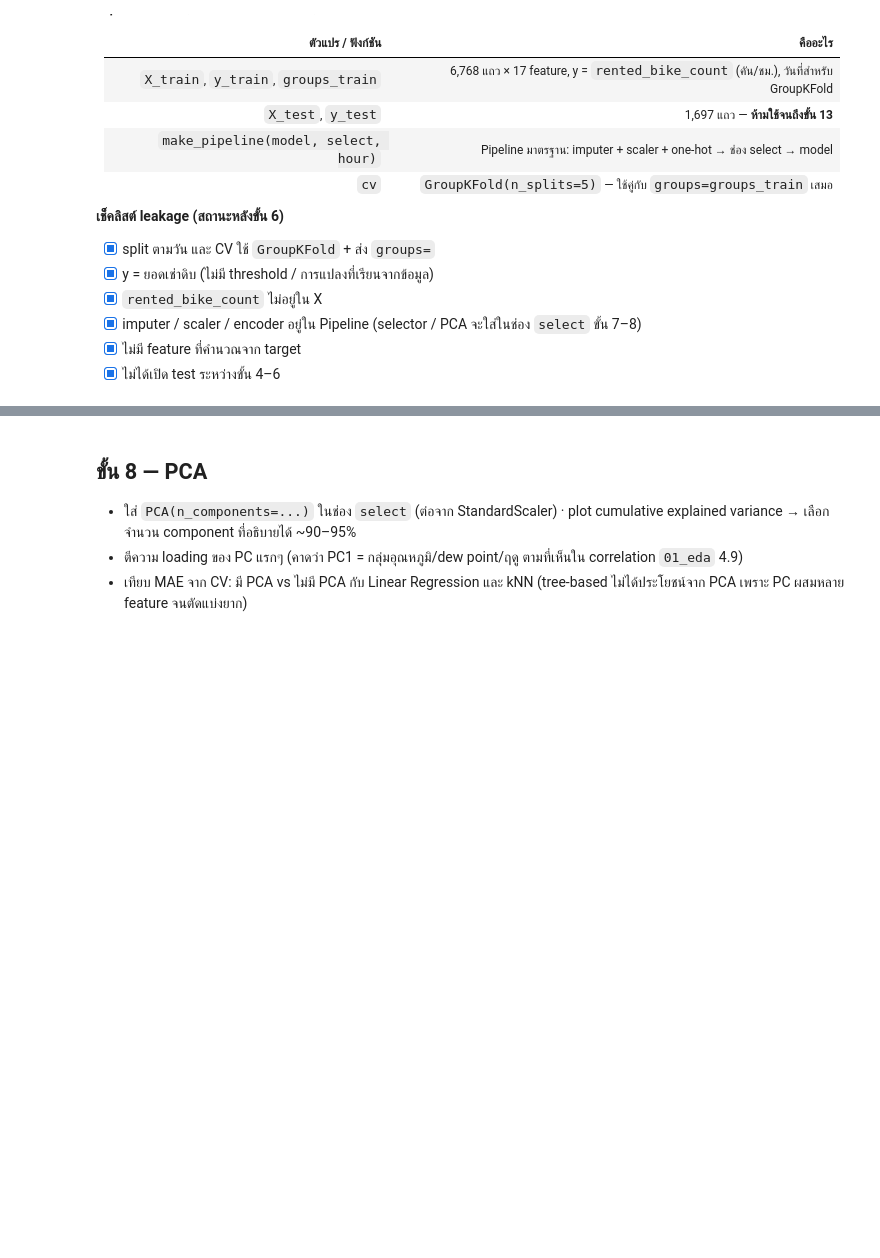
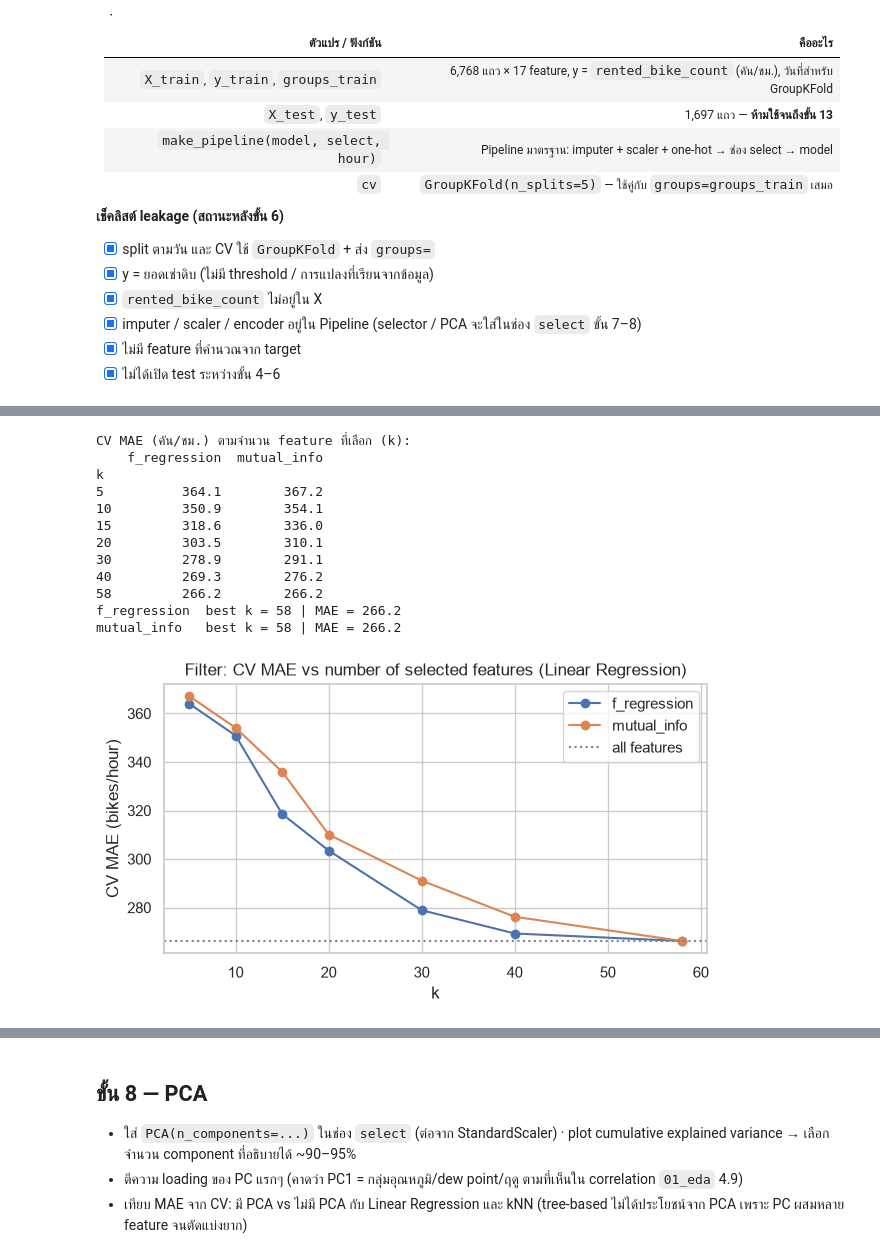
Before and after one commit to Sh080205/seoul-bike-demand, a Jupyter notebook: notebooks/02_modeling.ipynb, the cells around one changed output, grey strips where cells are left out. Drawn from its saved outputs; the diff is of its cells as text; code cells hidden in the pictures; blank space fills up the shorter version.

```diff
--- a/notebooks/02_modeling.ipynb
+++ b/notebooks/02_modeling.ipynb
@@ -498,0 +548,35 @@ KFold ธรรมดา fold 0: val มี 281 วัน -> ซ้ำกับ
+# %%
+K_GRID = [5, 10, 15, 20, 30, 40, n_all]
+mi = partial(mutual_info_regression, random_state=config.RANDOM_STATE)
+filters = {
+    "f_regression": grid(make_pipeline(LinearRegression(), select=SelectKBest(f_regression), hour="onehot"), {"select__k": K_GRID}),
+    "mutual_info": grid(make_pipeline(LinearRegression(), select=SelectKBest(mi), hour="onehot"), {"select__k": K_GRID}),
+}
+k_table = pd.DataFrame({name: -gs.cv_results_["mean_test_score"] for name, gs in filters.items()}, index=K_GRID).round(1)
+k_table.index.name = "k"
+print("CV MAE (คัน/ชม.) ตามจำนวน feature ที่เลือก (k):")
+print(k_table)
+for name, gs in filters.items():
+    print(f"{name:<13} best k = {gs.best_params_['select__k']:>2} | MAE = {-gs.best_score_:.1f}")
+
+fig, ax = plt.subplots(figsize=(7, 3.5))
+k_table.plot(ax=ax, marker="o")
+ax.axhline(base_lin["MAE"], color="gray", ls=":", label="all features")
+ax.set(title="Filter: CV MAE vs number of selected features (Linear Regression)", xlabel="k", ylabel="CV MAE (bikes/hour)")
+ax.legend()
+savefig("07_filter_k.png")
+plt.show()
+# %% [output]
+CV MAE (คัน/ชม.) ตามจำนวน feature ที่เลือก (k):
+    f_regression  mutual_info
+k
+5          364.1        367.2
+10         350.9        354.1
+15         318.6        336.0
+20         303.5        310.1
+30         278.9        291.1
+40         269.3        276.2
+58         266.2        266.2
+f_regression  best k = 58 | MAE = 266.2
+mutual_info   best k = 58 | MAE = 266.2
+[figure, added]
```
Also changed, not shown: parts of 20 cells of this notebook, 1 other file.
